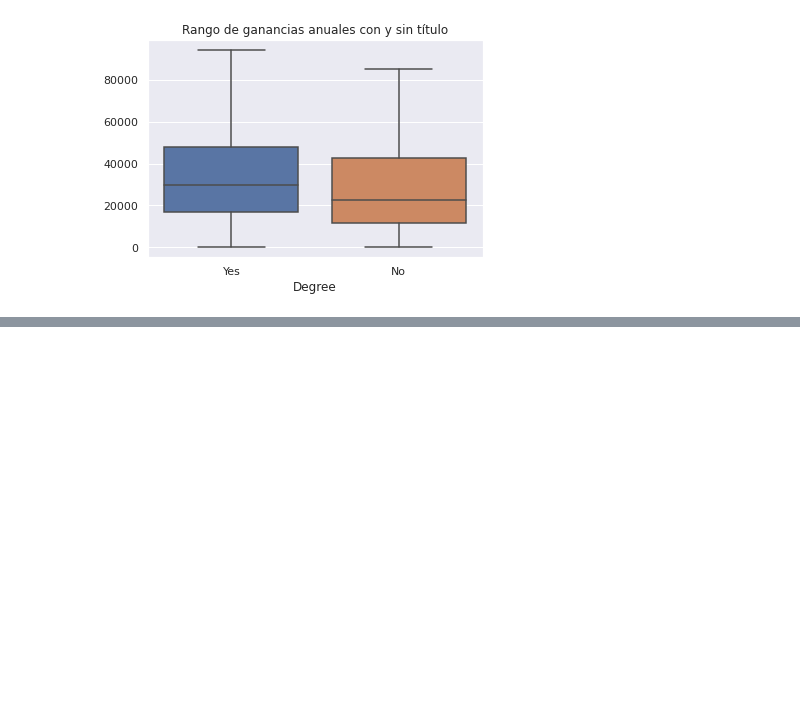
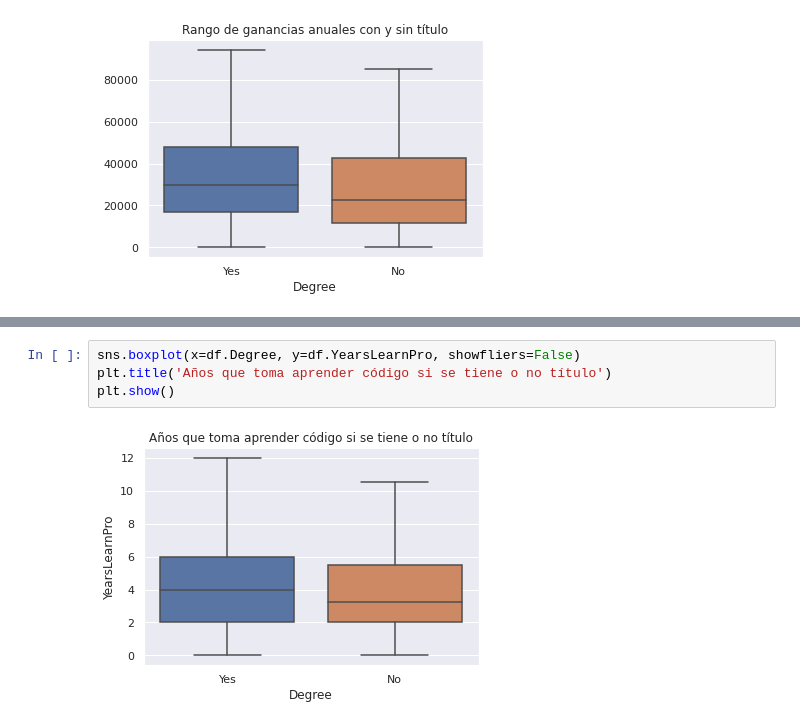
Before and after one commit to anthonymanotoa/survey-dev, a Jupyter notebook: notebooks/3-analysis-hypothesis-test.ipynb, the cells around one changed output, grey strips where cells are left out. Saved outputs shown, nothing was run; the diff lists cells and outputs as text; blank space fills up the shorter version.

```diff
--- a/notebooks/3-analysis-hypothesis-test.ipynb
+++ b/notebooks/3-analysis-hypothesis-test.ipynb
@@ -314,0 +299,6 @@ Extra:
+# %%
+sns.boxplot(x=df.Degree, y=df.YearsLearnPro, showfliers=False)
+plt.title('Años que toma aprender código si se tiene o no título')
+plt.show()
+# %% [output]
+[figure, added]
```
Also changed, not shown: parts of 89 cells of this notebook, 3 other files.
